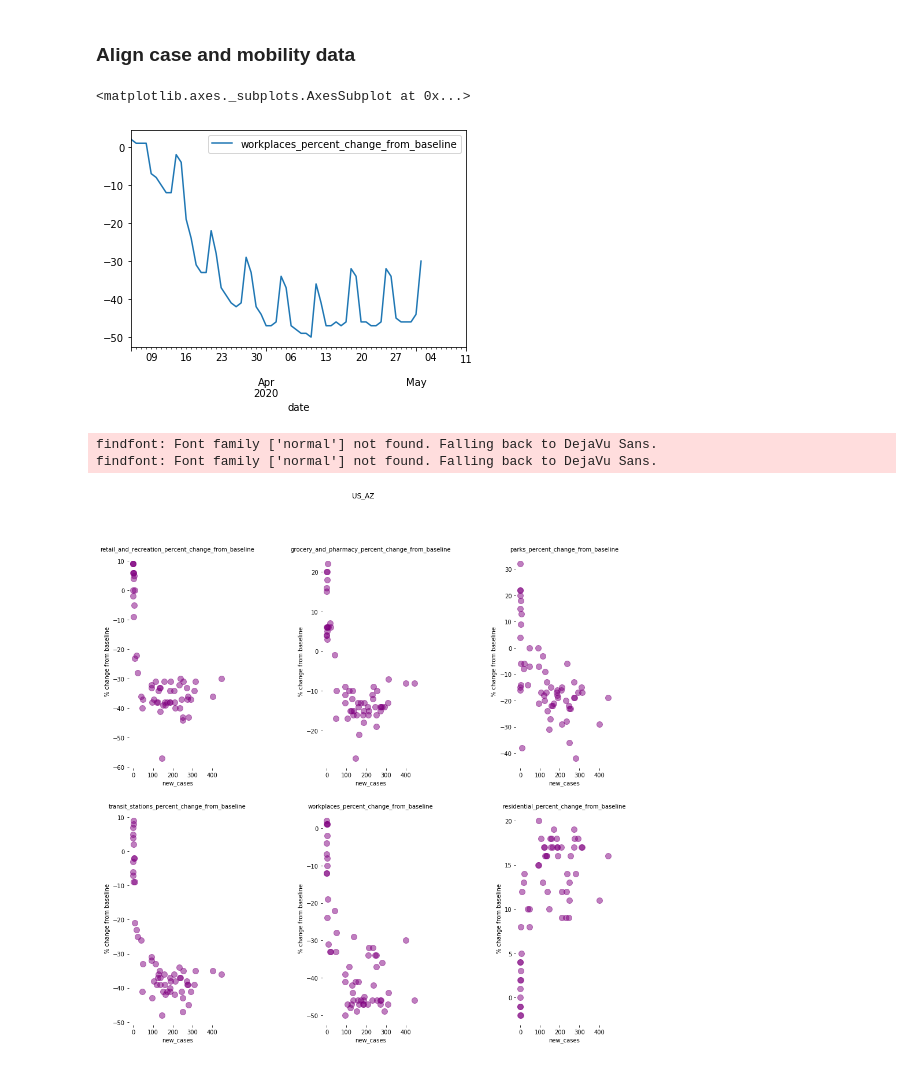
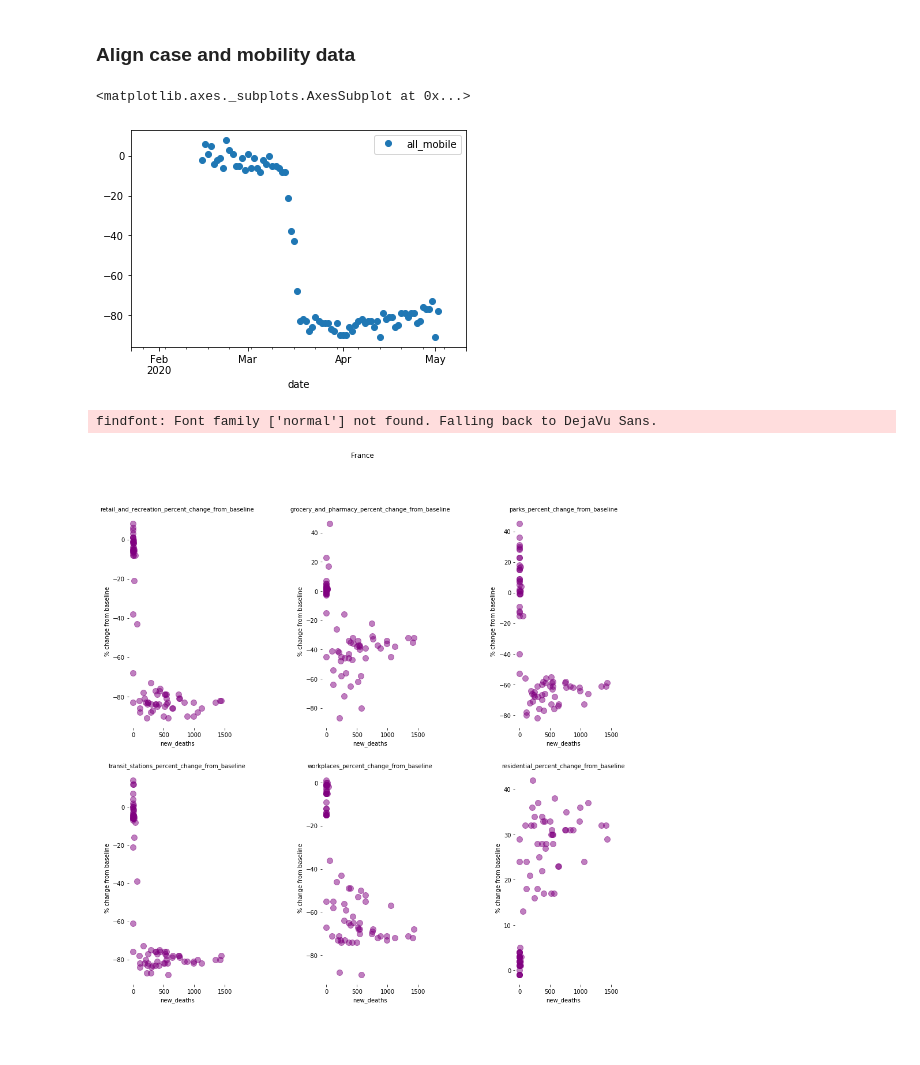
Before and after one commit to ShashaankV/mob_v_inf, a Jupyter notebook: m_v_i.ipynb, the cells around one changed output. Saved outputs shown, nothing was run; the diff lists cells and outputs as text; code cells hidden in the pictures; blank space fills up the shorter version.

```diff
--- a/m_v_i.ipynb
+++ b/m_v_i.ipynb
@@ -2,7 +2,7 @@
 ### Define ROI
 # %%
 #SINGLE ROI CASE
-roi = 'US_AZ'
+roi = 'France'
 # %% [markdown]
 ### Define some paths
 # %% [markdown]
@@ -179,8 +183,8 @@ DFm = pd.read_csv('Global_Mobility_Report.csv')
 if roi[:2]=='US':
     roim = us_abbrev_state[roi.split('US_')[1]]
     DFm = DFm.loc[(DFm.sub_region_1==roim)&pd.isnull(DFm.sub_region_2)]
-# else:
-#     DFc = getDF_JHU(roi)
+else:
+    DFm = DFm.loc[(DFm.country_region==roi)&pd.isnull(DFm.sub_region_1)]
 # %% [markdown]
 ### Align case and mobility data
 # %%
@@ -194,20 +198,25 @@ DF = DFc.join(DFm)
 # %%
 mobkeys = ['retail_and_recreation_percent_change_from_baseline',
        'grocery_and_pharmacy_percent_change_from_baseline',
        'parks_percent_change_from_baseline',
        'transit_stations_percent_change_from_baseline',
        'workplaces_percent_change_from_baseline',
        'residential_percent_change_from_baseline']
-DF.plot(y=mobkeys[4],use_index=True)
+a = DF[mobkeys].values
+a[:,-1] = -a[:,-1]
+DF['all_mobile'] = a
+DF.plot(y='all_mobile',use_index=True,linestyle='none',marker='o')
+# DF.plot(y=mobkeys[4],use_index=True,linestyle='none',marker='o')
 # %% [output]
 <matplotlib.axes._subplots.AxesSubplot at 0x...>
-[figure, old version]
+[figure, new version]
 # %%
 
 #
 f,ax = subplots(2,3,figsize=(15,15))
 ax = ax.flatten()
-casetype = 'new_cases'
+casetype_ = ['new_cases','new_recover','new_deaths']
+casetype = casetype_[2]
 for i in range(len(mobkeys)):
     ax[i].plot(DF[casetype],DF[mobkeys[i]], 'o',color='purple', alpha=0.5, ms=10)
     simpleaxis(ax[i])
@@ -219,5 +228,4 @@ suptitle(roi)
 subplots_adjust(wspace=1,hspace=0.2)
 # %% [output]
 findfont: Font family ['normal'] not found. Falling back to DejaVu Sans.
-findfont: Font family ['normal'] not found. Falling back to DejaVu Sans.
-[figure, old version]
+[figure, new version]
```
Also changed, not shown: parts of 1 cell of this notebook, 3 other files.
